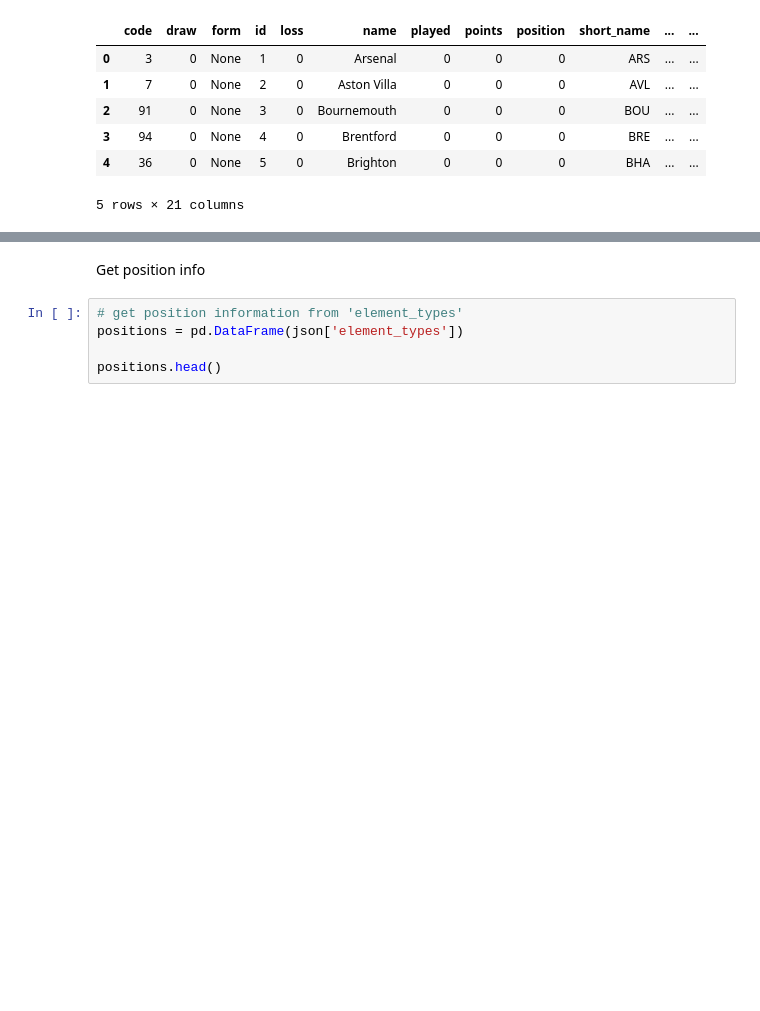
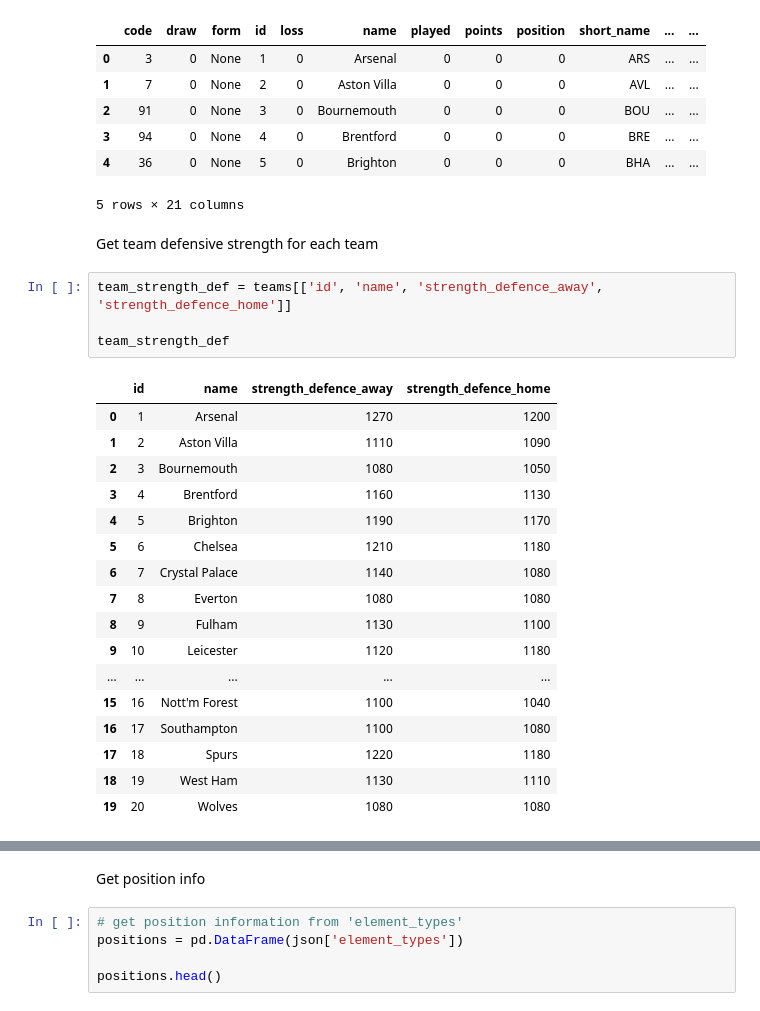
Before and after one commit to hakkd/predictFPL, a Jupyter notebook: EPL_plyr_perform_last_5.ipynb, the cells around one changed output, grey strips where cells are left out. Drawn from its saved outputs; the diff is of its cells as text; blank space fills up the shorter version.

Commit message:
added opponent home/away attack and defense strength

```diff
--- a/EPL_plyr_perform_last_5.ipynb
+++ b/EPL_plyr_perform_last_5.ipynb
@@ -92,3 +92,27 @@ teams.head()
 | 3 | 94 | 0 | None | 4 | 0 | Brentford | 0 | 0 | 0 | BRE | ... | ... |
 | 4 | 36 | 0 | None | 5 | 0 | Brighton | 0 | 0 | 0 | BHA | ... | ... |
 5 rows × 21 columns
+# %% [markdown]
+Get team defensive strength for each team
+# %%
+team_strength_def = teams[['id', 'name', 'strength_defence_away', 'strength_defence_home']]
+
+team_strength_def
+# %% [output]
+|  | id | name | strength_defence_away | strength_defence_home |
+| 0 | 1 | Arsenal | 1270 | 1200 |
+| 1 | 2 | Aston Villa | 1110 | 1090 |
+| 2 | 3 | Bournemouth | 1080 | 1050 |
+| 3 | 4 | Brentford | 1160 | 1130 |
+| 4 | 5 | Brighton | 1190 | 1170 |
+| 5 | 6 | Chelsea | 1210 | 1180 |
+| 6 | 7 | Crystal Palace | 1140 | 1080 |
+| 7 | 8 | Everton | 1080 | 1080 |
+| 8 | 9 | Fulham | 1130 | 1100 |
+| 9 | 10 | Leicester | 1120 | 1180 |
+| ... | ... | ... | ... | ... |
+| 15 | 16 | Nott'm Forest | 1100 | 1040 |
+| 16 | 17 | Southampton | 1100 | 1080 |
+| 17 | 18 | Spurs | 1220 | 1180 |
+| 18 | 19 | West Ham | 1130 | 1110 |
+| 19 | 20 | Wolves | 1080 | 1080 |
```
Also changed, not shown: parts of 18 cells of this notebook.
